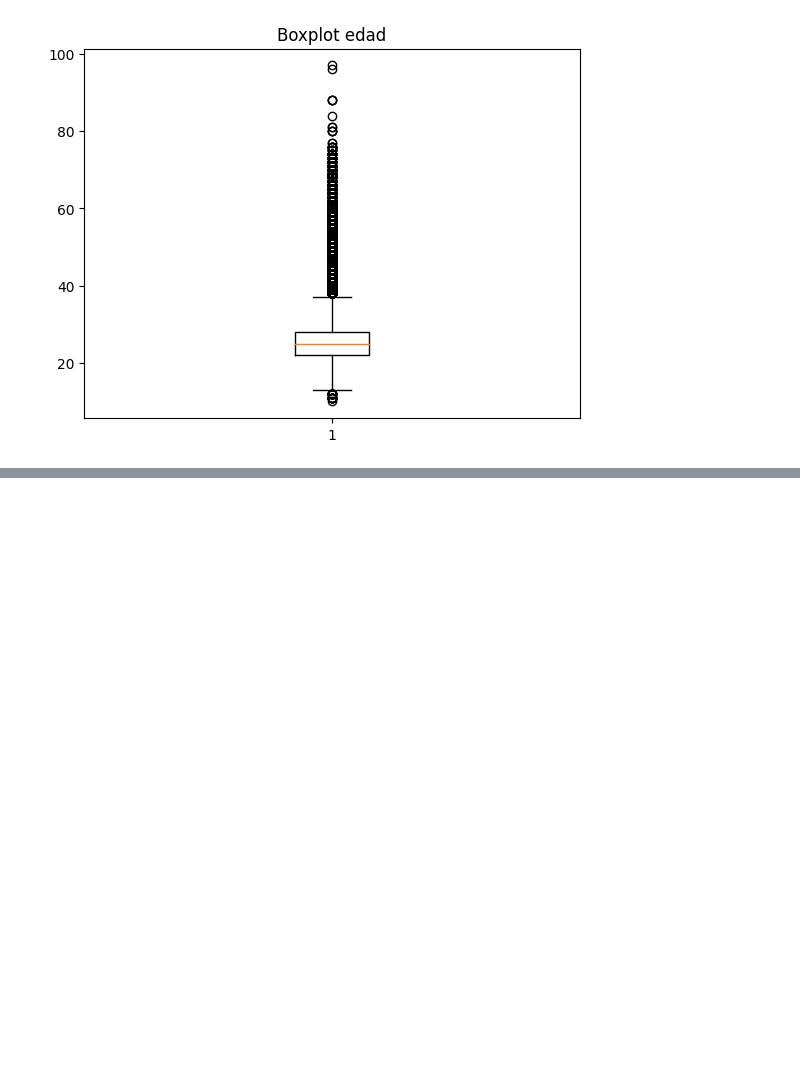
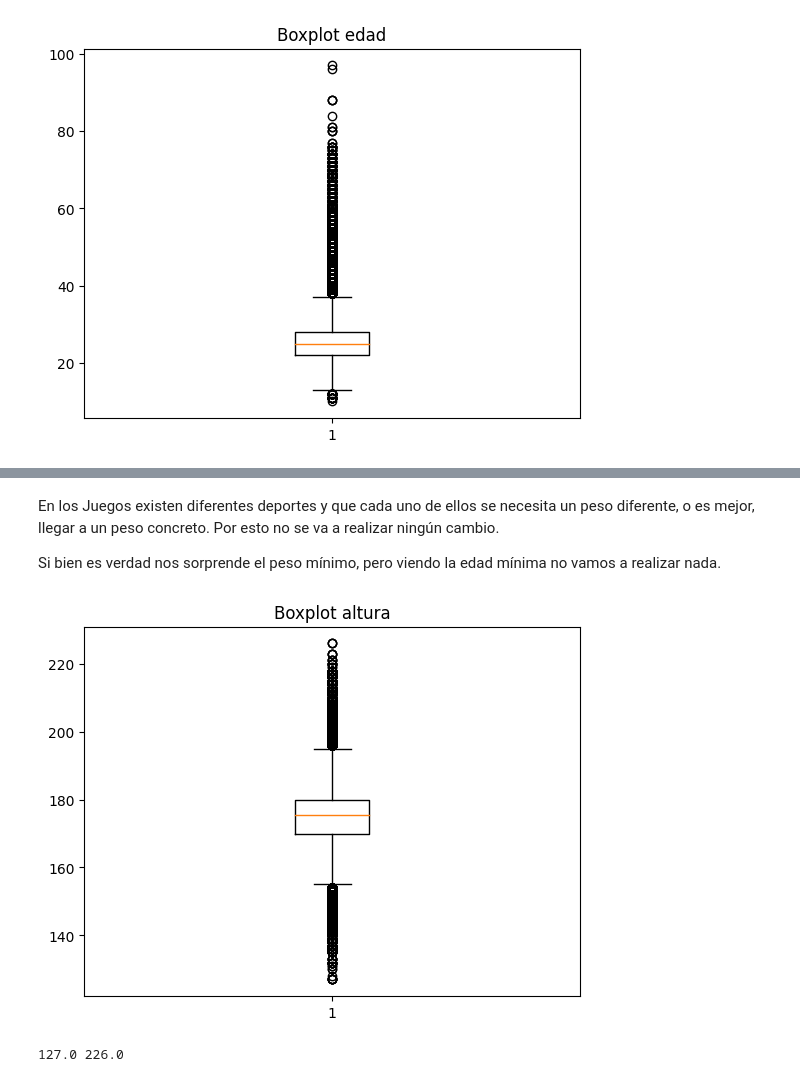
Before and after one commit to MartaAmoresCastillejo/LAB3, a Jupyter notebook: LAB3PRAC1.ipynb, the cells around one changed output, grey strips where cells are left out. Cells and saved outputs as stored; diff of their text form; code cells hidden in the pictures; blank space fills up the shorter version.

```diff
--- a/LAB3PRAC1.ipynb
+++ b/LAB3PRAC1.ipynb
@@ -401,0 +167,17 @@ datos
+# %% [markdown]
+En los Juegos existen diferentes deportes y que cada uno de ellos se necesita un peso diferente, o es mejor, llegar a un peso concreto. Por esto no se va a realizar ningún cambio.
+
+Si bien es verdad nos sorprende el peso mínimo, pero viendo la edad mínima no vamos a realizar nada.
+# %%
+boxplot_Height = df['Height']
+plt.boxplot(boxplot_Height)
+plt.title('Boxplot altura')
+plt.show()
+# %% [output]
+[figure, added]
+# %%
+min = df['Height'].min()
+max = df['Height'].max()
+print(min,max)
+# %% [output]
+127.0 226.0
```
Also changed, not shown: parts of 80 cells of this notebook.
